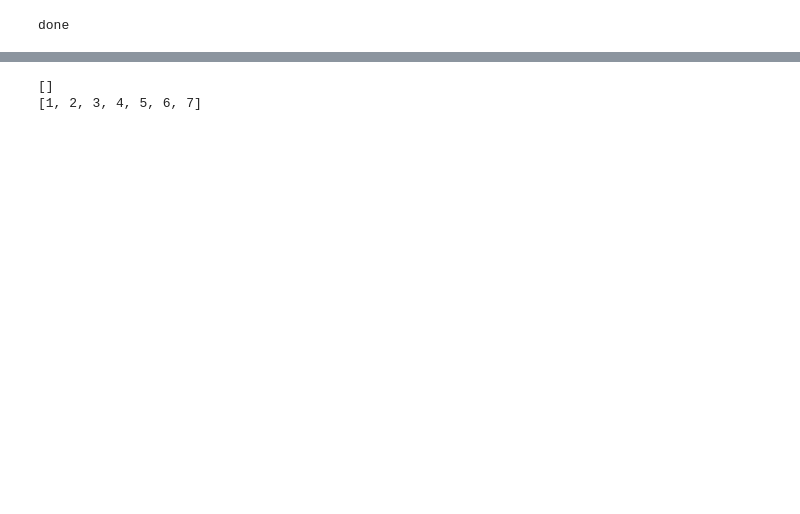
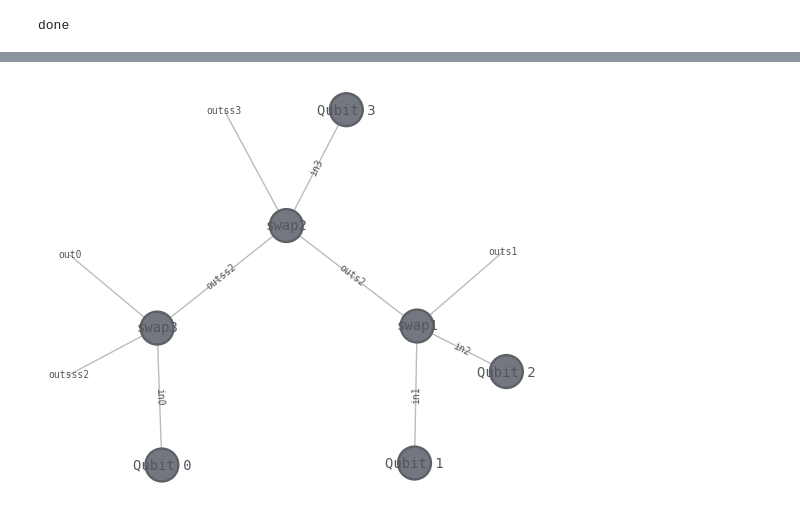
Before and after one commit to quantum-brutus/Tensor_Networks_topology, a Jupyter notebook: swap_gate.ipynb, the cells around one changed output, grey strips where cells are left out. Saved outputs shown, nothing was run; the diff lists cells and outputs as text; code cells hidden in the pictures; blank space fills up the shorter version.

```diff
--- a/swap_gate.ipynb
+++ b/swap_gate.ipynb
@@ -261,9 +415,22 @@ Tree1.network.draw(show_tags=True, show_inds='all',iterations=100, k=4)
-# %%
-L = [1,2,3,4,5,6,7]
-Lr = list(reversed(L))
-i = 0
-print(L[:-i])
-print(list(reversed(Lr[i:])))
-# %% [output]
-[]
-[1, 2, 3, 4, 5, 6, 7]
+# %%
+state1 = np.array([0,1])
+
+qb0 = qtn.Tensor(data=state1,inds=['in0'],tags = ['Qubit 0'])
+qb1 = qtn.Tensor(data=state1,inds=['in1'],tags = ['Qubit 1'])
+qb2 = qtn.Tensor(data=state1,inds=['in2'],tags = ['Qubit 2'])
+qb3 = qtn.Tensor(data=state1,inds=['in3'],tags = ['Qubit 3'])
+
+Id1 = qtn.Tensor(data=np.array([[1,0,0,0],[0,1,0,0],[0,0,1,0],[0,0,0,1]],dtype=float).reshape(2,2,2,2),
+                    inds = ['in1','in2','outs1','outs2'],tags = ['Id1'])
+
+Id2 = qtn.Tensor(data=np.array([[1,0,0,0],[0,1,0,0],[0,0,1,0],[0,0,0,1]],dtype=float).reshape(2,2,2,2),
+                    inds = ['in3','outs2','outss2','outss3'],tags = ['Id2'])
+
+Id3 = qtn.Tensor(data=np.array([[1,0,0,0],[0,1,0,0],[0,0,1,0],[0,0,0,1]],dtype=float).reshape(2,2,2,2),
+                    inds = ['in0','outss2','out0','outsss2'],tags = ['Id3'])
+
+TN = qb0 & qb1 & qb2 & qb3 & swap1 & swap2 & swap3
+
+TN.draw(show_tags=True, show_inds='all',iterations=100, k=4)
+# %% [output]
+[figure, added]
```
Also changed, not shown: parts of 11 cells of this notebook.
